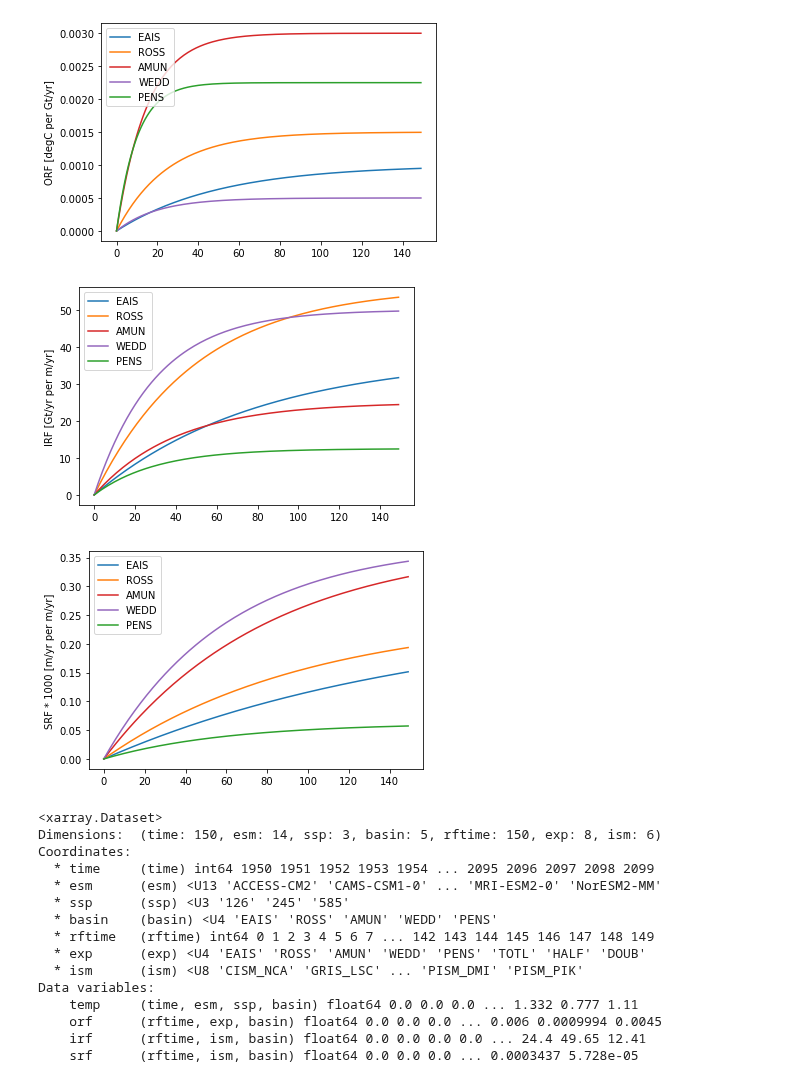
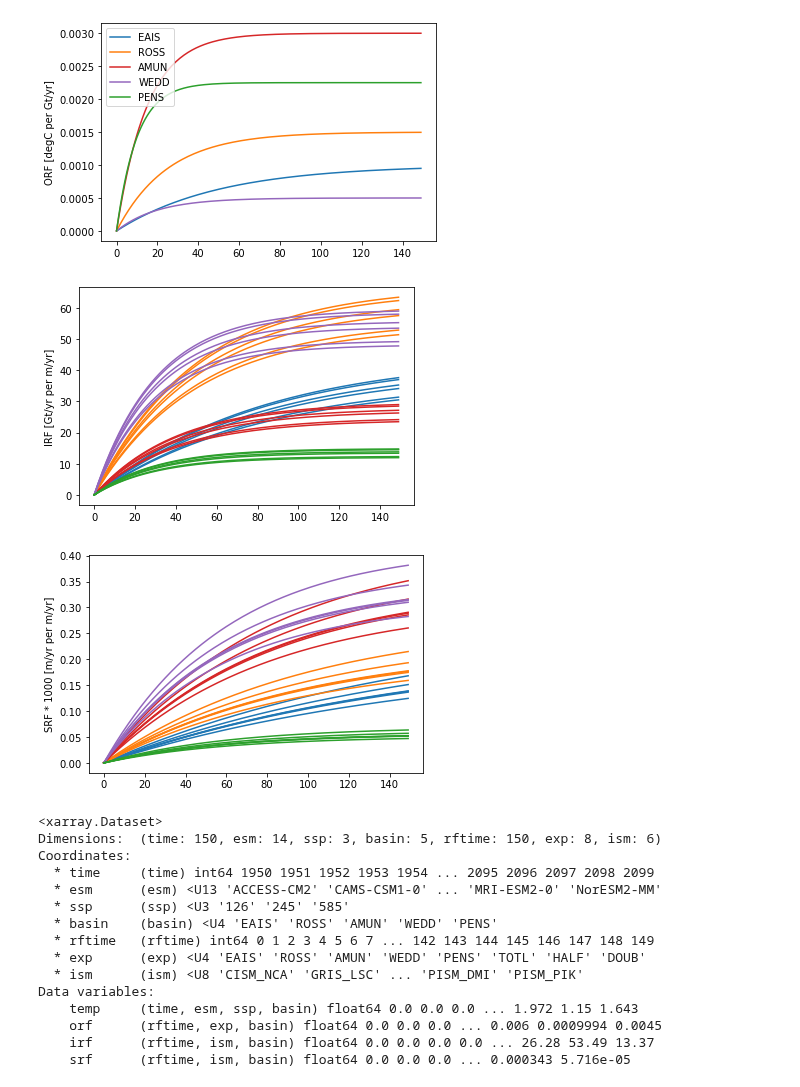
Before and after one commit to erwinlambert/feedback, a Jupyter notebook: notebooks/Create_dummydata.ipynb, the cells around one changed output. Drawn from its saved outputs; the diff is of its cells as text; code cells hidden in the pictures.

```diff
--- a/notebooks/Create_dummydata.ipynb
+++ b/notebooks/Create_dummydata.ipynb
@@ -25,15 +25,15 @@ srf  = np.zeros((len(rftime),len(ism),len(basin)))
 #Fill variables
 
 mag = [.4,.5,1.2,.7,1.]
+sfac = [.5,1,1.5]
+fac = np.random.uniform(low=0.8, high=1.2, size=len(esm))
 
 for e,es in enumerate(esm):
     for s,ss in enumerate(ssp):
         for b,bas in enumerate(basin):
-            temp[:,e,s,b] = mag[b]*.00005*rftime**2
+            temp[:,e,s,b] = fac[e]*sfac[s]*mag[b]*.00005*rftime**2
+            plt.plot(rftime,temp[:,e,s,b],c=bcol[b],label=bas)
 
-for b,bas in enumerate(basin):
-    plt.plot(rftime,temp[:,0,0,b],c=bcol[b],label=bas)
-plt.legend()
 plt.ylabel('Temperature anomaly [degC]')
 plt.show()
 # %% [output]
@@ -74,13 +74,13 @@ pert = 8 #m/yr
 mag = [300,450,200,400,100] #Gt/yr
 tsc = [80,50,40,30,30] #year
 
+fac = np.random.uniform(low=0.8, high=1.2, size=len(ism))
+
 for b,bas in enumerate(basin):
     for i,im in enumerate(ism):
-        irf[:,i,b] = mag[b]*(1-np.exp(-rftime/tsc[b]))/pert
+        irf[:,i,b] = fac[i]*mag[b]*(1-np.exp(-rftime/tsc[b]))/pert
+        plt.plot(rftime,irf[:,i,b],c=bcol[b],label=bas)
 
-for b,bas in enumerate(basin):
-    plt.plot(rftime,irf[:,0,b],c=bcol[b],label=bas)
-plt.legend()
 plt.ylabel('IRF [Gt/yr per m/yr]')
 plt.show()
 
@@ -96,30 +96,30 @@ plt.show()
 
 #Divide by perturbation 8 m/yr -> [Gt/yr per m/yr]
 # %% [output]
-[figure, old version]
+[figure, new version]
 # %%
 pert = 8 #m/yr
 
 mag = [0.002,0.002,0.003,0.003,0.0005] #m/yr
 tsc = [160,100,80,60,60] #year
 
+fac = np.random.uniform(low=0.8, high=1.2, size=len(ism))
+
 for b,bas in enumerate(basin):
     for i,im in enumerate(ism):
-        srf[:,i,b] = mag[b]*(1-np.exp(-rftime/tsc[b]))/pert
+        srf[:,i,b] = fac[i]*mag[b]*(1-np.exp(-rftime/tsc[b]))/pert
+        plt.plot(rftime,1000*srf[:,i,b],c=bcol[b],label=bas)
 
-for b,bas in enumerate(basin):
-    plt.plot(rftime,1000*srf[:,0,b],c=bcol[b],label=bas)
-plt.legend()
 plt.ylabel('SRF * 1000 [m/yr per m/yr]')
 plt.show()
 
 #Read srf
 
 #Check basins!
 
 #Ensure units [m/yr per m/yr]
 # %% [output]
-[figure, old version]
+[figure, new version]
 # %%
 #Save as combined netcdf file
 
@@ -143,7 +143,7 @@ Coordinates:
   * exp      (exp) <U4 'EAIS' 'ROSS' 'AMUN' 'WEDD' 'PENS' 'TOTL' 'HALF' 'DOUB'
   * ism      (ism) <U8 'CISM_NCA' 'GRIS_LSC' ... 'PISM_DMI' 'PISM_PIK'
 Data variables:
-    temp     (time, esm, ssp, basin) float64 0.0 0.0 0.0 ... 1.332 0.777 1.11
+    temp     (time, esm, ssp, basin) float64 0.0 0.0 0.0 ... 1.972 1.15 1.643
     orf      (rftime, exp, basin) float64 0.0 0.0 0.0 ... 0.006 0.0009994 0.0045
-    irf      (rftime, ism, basin) float64 0.0 0.0 0.0 0.0 ... 24.4 49.65 12.41
-    srf      (rftime, ism, basin) float64 0.0 0.0 0.0 ... 0.0003437 5.728e-05
+    irf      (rftime, ism, basin) float64 0.0 0.0 0.0 0.0 ... 26.28 53.49 13.37
+    srf      (rftime, ism, basin) float64 0.0 0.0 0.0 ... 0.000343 5.716e-05
```
Also changed, not shown: parts of 1 cell of this notebook, 8 other files.
